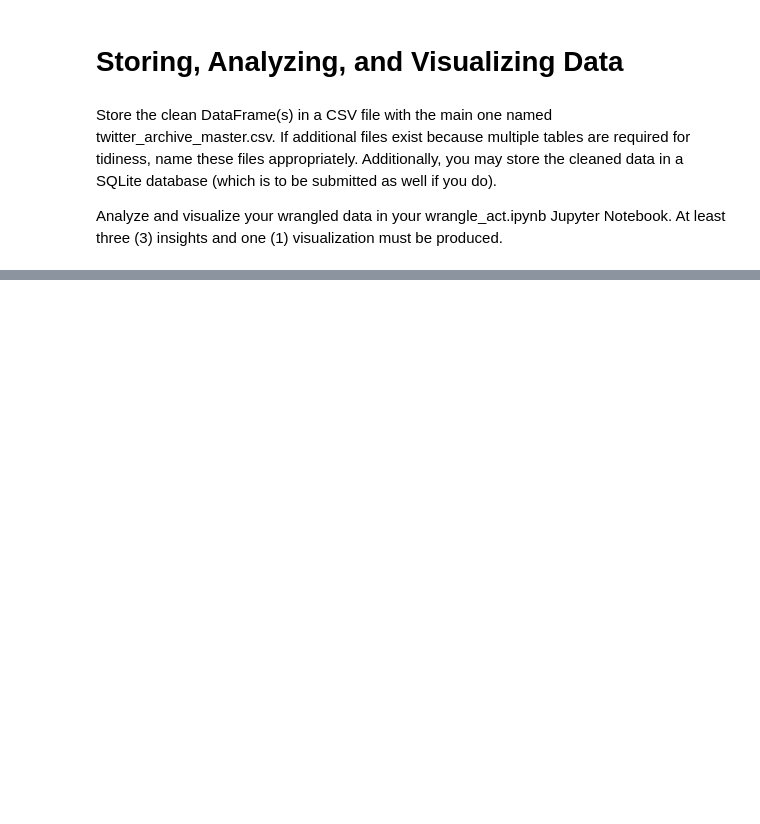
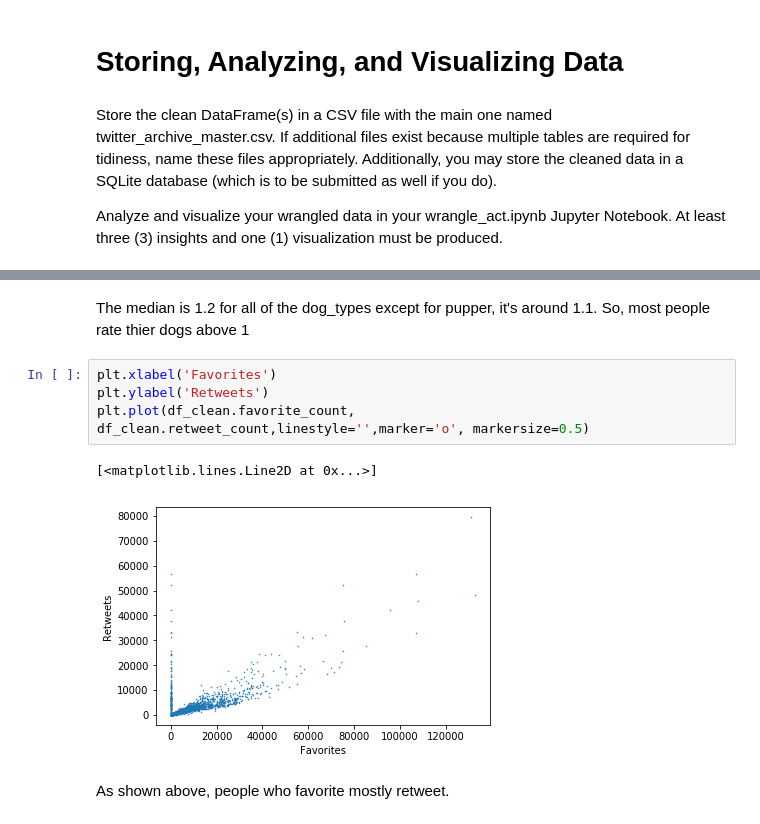
Before and after one commit to Aziz039/Wrangle_and_Analyze_Data-, a Jupyter notebook: wrangle_act.ipynb, the cells around one changed output, grey strips where cells are left out. Cells and saved outputs as stored; diff of their text form; blank space fills up the shorter version.

```diff
--- a/wrangle_act.ipynb
+++ b/wrangle_act.ipynb
@@ -589,0 +662,11 @@ Analyze and visualize your wrangled data in your wrangle_act.ipynb Jupyter Noteb
+# %% [markdown]
+The median is 1.2 for all of the dog_types except for pupper, it's around 1.1. So, most people rate thier dogs above 1
+# %%
+plt.xlabel('Favorites')
+plt.ylabel('Retweets')
+plt.plot(df_clean.favorite_count, df_clean.retweet_count,linestyle='',marker='o', markersize=0.5)
+# %% [output]
+[<matplotlib.lines.Line2D at 0x...>]
+[figure, added]
+# %% [markdown]
+As shown above, people who favorite mostly retweet.
```
Also changed, not shown: parts of 11 cells of this notebook.
